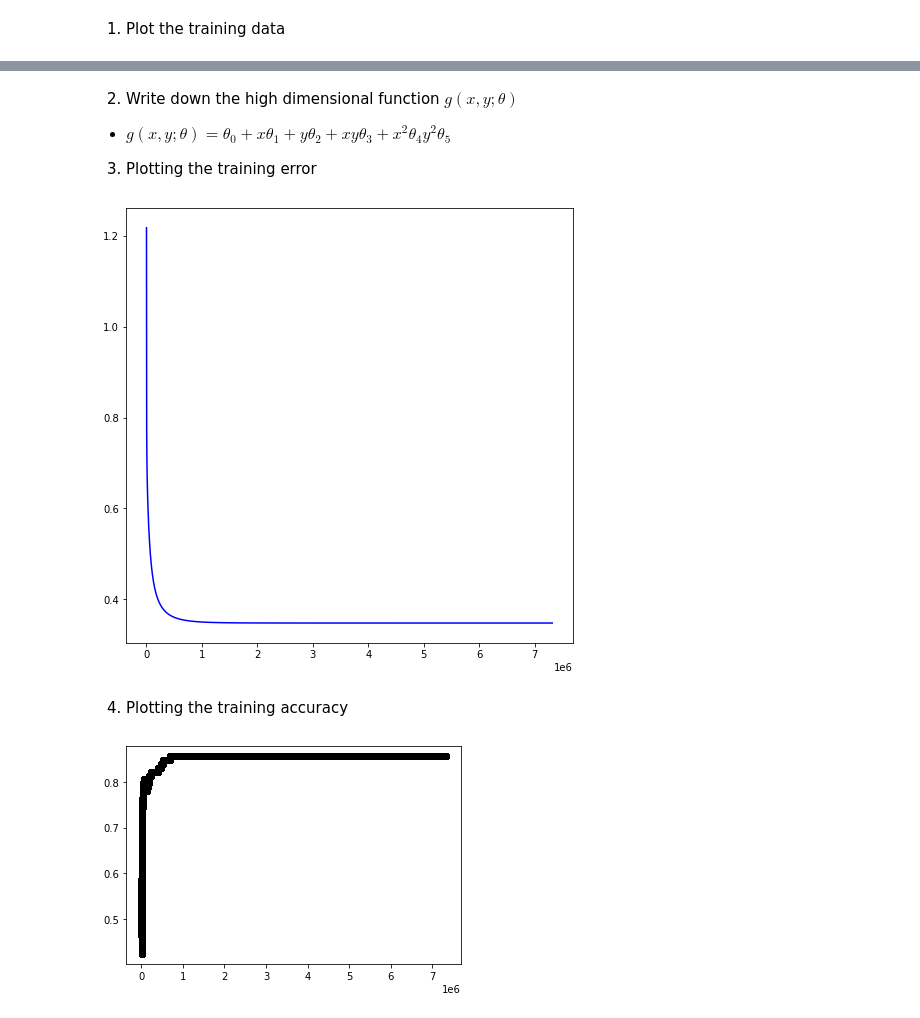
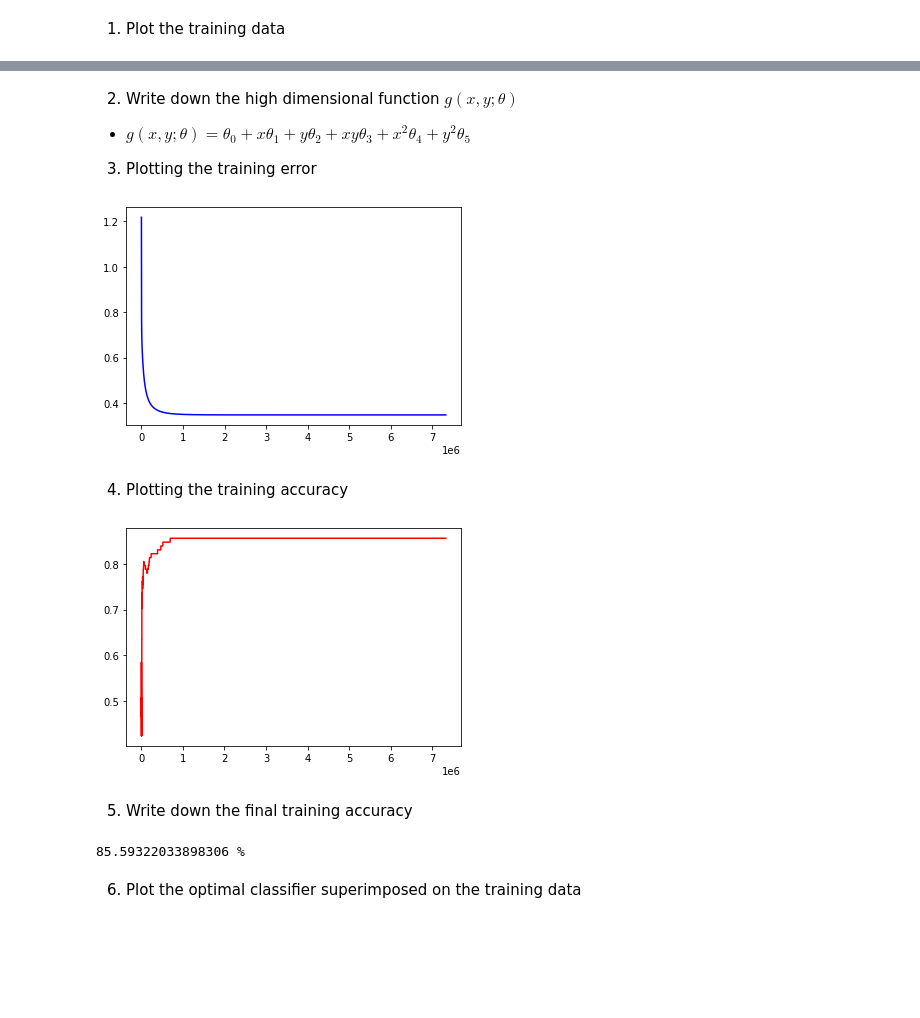
Before and after one commit to sonhs99/MachineLearning, a Jupyter notebook: Assignment06/Assignment06.ipynb, the cells around one changed output, grey strips where cells are left out. Cells and saved outputs as stored; diff of their text form; code cells hidden in the pictures; blank space fills up the shorter version.

Commit message:
4. Write down the final training accuracy / Plot the optimal classifier

```diff
--- a/Assignment06/Assignment06.ipynb
+++ b/Assignment06/Assignment06.ipynb
@@ -78,20 +80,18 @@ plt.show()
 # %% [markdown]
 2. Write down the high dimensional function $g(x, y; \theta)$
 
-* $g(x, y; \theta) = \theta_0 + x\theta_1 + y\theta_2 + xy\theta_3 + x^2\theta_4
-y^2\theta_5$
+* $g(x, y; \theta) = \theta_0 + x\theta_1 + y\theta_2 + xy\theta_3 + x^2\theta_4 + y^2\theta_5$
 
 3. Plotting the training error
 # %%
-plt.figure(figsize=(8, 8))
 plt.plot(range(1, len(e)), e[1:], c='b')
 plt.show()
 # %% [output]
-[figure, old version]
+[figure, new version]
 # %% [markdown]
 4. Plotting the training accuracy
 # %%
-plt.scatter(range(0, len(acc)), acc, c='k')
+plt.plot(range(0, len(acc)), acc, c='r')
 plt.show()
 # %% [output]
-[figure, old version]
+[figure, new version]
@@ -100,3 +98,11 @@ plt.show()
+# %% [markdown]
+5. Write down the final training accuracy
+# %%
+print(acc[-1]*100, '%')
+# %% [output]
+85.59322033898306 %
+# %% [markdown]
+6. Plot the optimal classifier superimposed on the training data
 # %%
 p_x, p_y = np.meshgrid(np.linspace(-1.0, 1.0, 400), np.linspace(-1.0, 1.0, 400))
 p_z = sigmoid(generate(p_x, p_y).transpose()@theta[-1])
```
Also changed, not shown: parts of 4 cells of this notebook.
